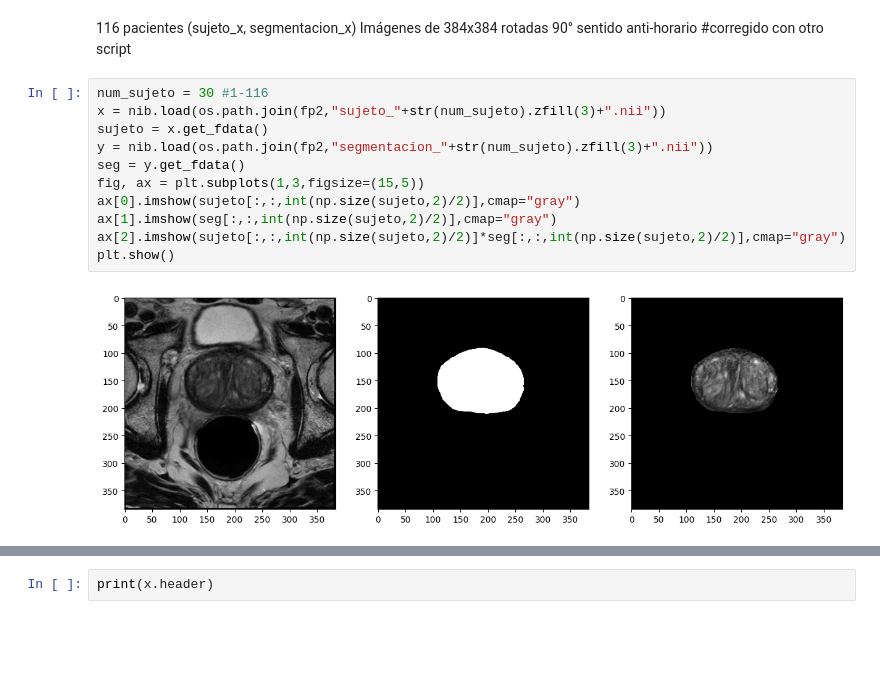
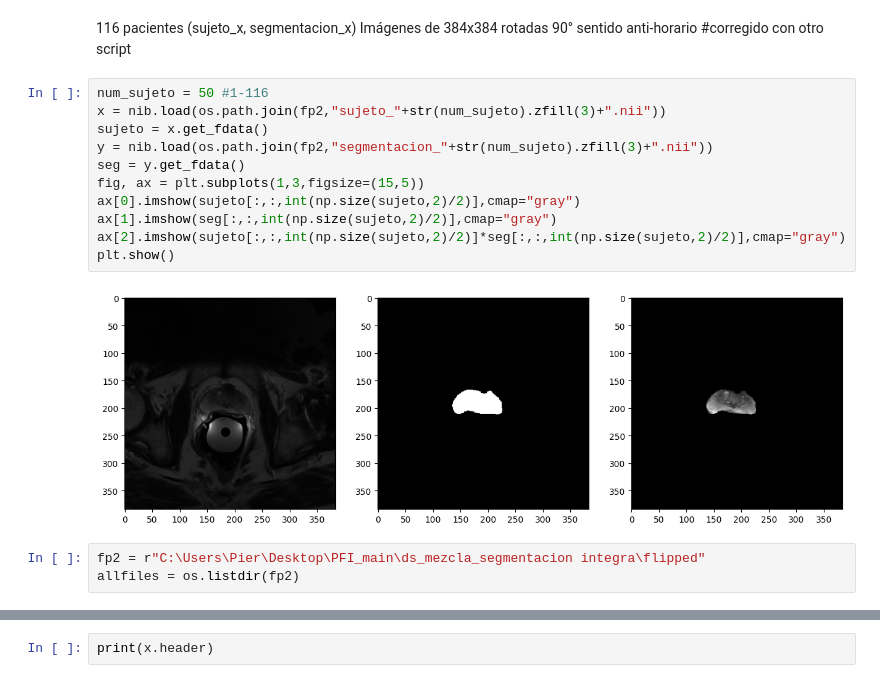
Before and after one commit to mpierangeli/PFI, a Jupyter notebook: viewer.ipynb, the cells around one changed output, grey strips where cells are left out. Saved outputs shown, nothing was run; the diff lists cells and outputs as text; blank space fills up the shorter version.

```diff
--- a/viewer.ipynb
+++ b/viewer.ipynb
@@ -34,15 +40,18 @@ plt.hist(slices,bins=10)
 116 pacientes (sujeto_x, segmentacion_x)
 Imágenes de 384x384 rotadas 90° sentido anti-horario #corregido con otro script
 # %%
-num_sujeto = 30 #1-116
+num_sujeto = 50 #1-116
 x = nib.load(os.path.join(fp2,"sujeto_"+str(num_sujeto).zfill(3)+".nii"))
 sujeto = x.get_fdata()
 y = nib.load(os.path.join(fp2,"segmentacion_"+str(num_sujeto).zfill(3)+".nii"))
 seg = y.get_fdata()
 fig, ax = plt.subplots(1,3,figsize=(15,5))
 ax[0].imshow(sujeto[:,:,int(np.size(sujeto,2)/2)],cmap="gray")
 ax[1].imshow(seg[:,:,int(np.size(sujeto,2)/2)],cmap="gray")
 ax[2].imshow(sujeto[:,:,int(np.size(sujeto,2)/2)]*seg[:,:,int(np.size(sujeto,2)/2)],cmap="gray")
 plt.show()
 # %% [output]
-[figure, old version]
+[figure, new version]
+# %%
+fp2 = r"C:\Users\Pier\Desktop\PFI_main\ds_mezcla_segmentacion integra\flipped"
+allfiles = os.listdir(fp2)
```
Also changed, not shown: parts of 17 cells of this notebook, 7 other files.
